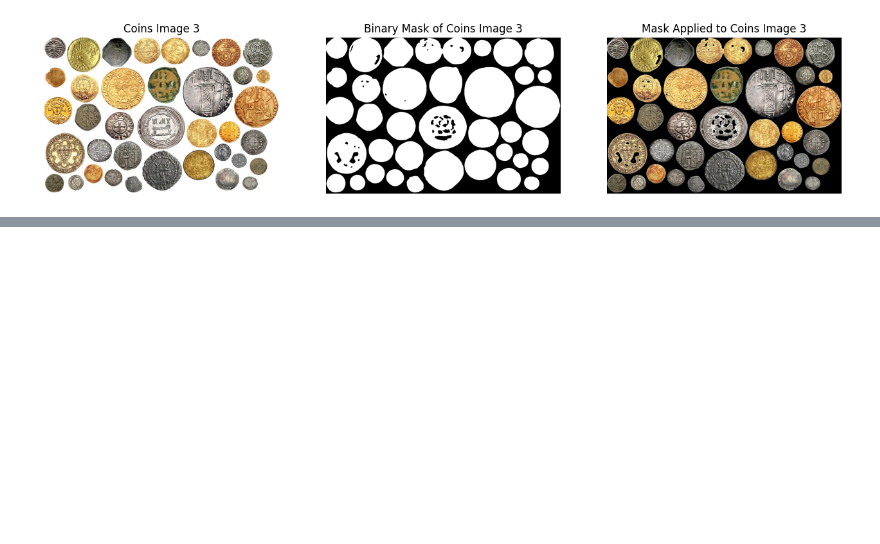
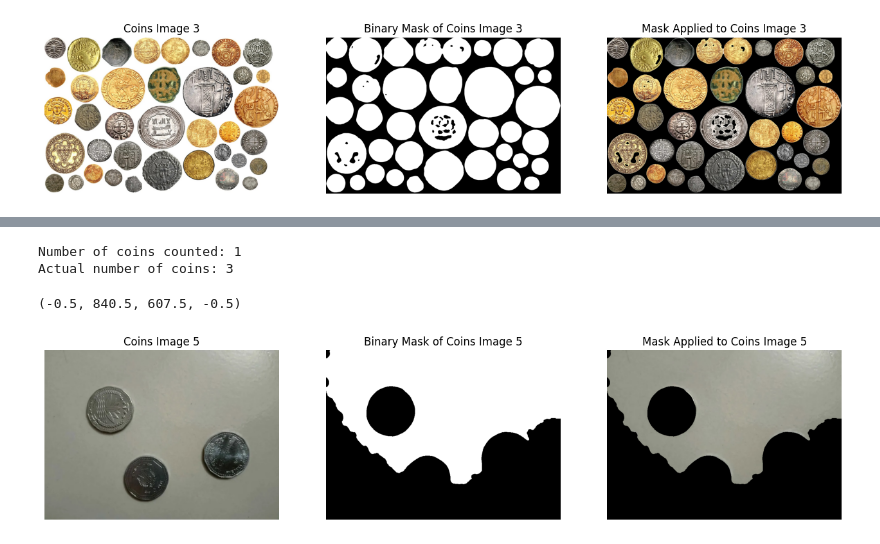
Before and after one commit to AbzK-IUB/CSE486-DIP-assignment-01, a Jupyter notebook: CSE486_DIP_Assignment_01.ipynb, the cells around one changed output, grey strips where cells are left out. Cells and saved outputs as stored; diff of their text form; code cells hidden in the pictures; blank space fills up the shorter version.

```diff
--- a/CSE486_DIP_Assignment_01.ipynb
+++ b/CSE486_DIP_Assignment_01.ipynb
@@ -155,0 +185,27 @@ Actual number of coins: 38
+# %%
+# Testing 2
+coins5 = skimage.io.imread('https://github.com/AbzK-IUB/CSE486-DIP-assignment-01/blob/main/Coins_5_test.jpg?raw=true')
+c5_mask = coin_mask(coins5).astype("uint8")
+c5_filtered = cv2.bitwise_and(coins5,coins5,mask = c5_mask)
+
+print("Number of coins counted:",coin_count(c5_mask.astype('bool')))
+print("Actual number of coins: 3")
+
+fig, ax = plt.subplots(nrows=1, ncols=3, figsize=(16,14))
+
+ax[0].imshow(coins5, cmap='gray')
+ax[0].set_title('Coins Image 5')
+ax[0].axis('off')
+
+ax[1].imshow(c5_mask, cmap='gray')
+ax[1].set_title('Binary Mask of Coins Image 5')
+ax[1].axis('off')
+
+ax[2].imshow(c5_filtered, cmap='gray')
+ax[2].set_title('Mask Applied to Coins Image 5')
+ax[2].axis('off')
+# %% [output]
+Number of coins counted: 1
+Actual number of coins: 3
+(-0.5, 840.5, 607.5, -0.5)
+[figure, added]
```
Also changed, not shown: parts of 4 cells of this notebook.
